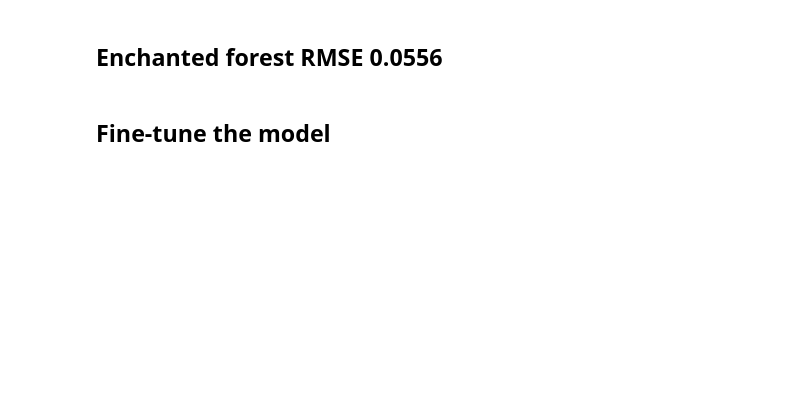
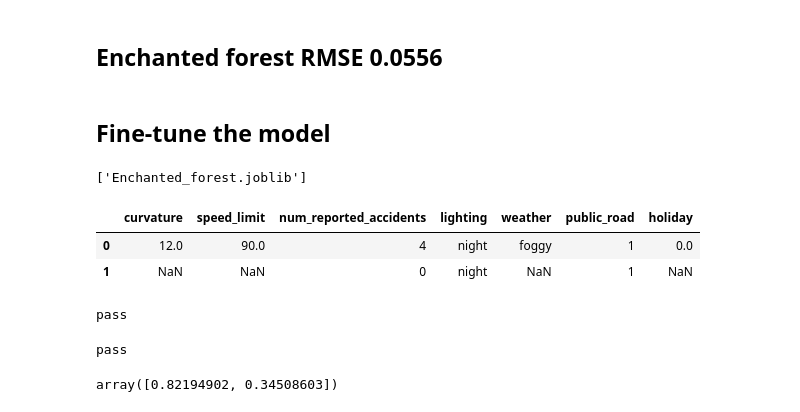
Before and after one commit to AhmadMontaser/Data-Wizards, a Jupyter notebook: feature_engineering.ipynb, the cells around one changed output. Saved outputs shown, nothing was run; the diff lists cells and outputs as text; code cells hidden in the pictures; blank space fills up the shorter version.

```diff
--- a/feature_engineering.ipynb
+++ b/feature_engineering.ipynb
@@ -13,3 +23,13 @@ df = pd.read_csv('train.csv')
+# %%
+df = df.drop(
+    columns=[
+        "road_type",
+        "num_lanes",
+        "school_season",
+        "time_of_day",
+        "road_signs_present",
+    ]
+)
 # %%
 X = df.drop(columns=['id', 'accident_risk'])
 y = df['accident_risk']
@@ -116,3 +135,59 @@ submission.to_csv('submission_enchanted_forest.csv', index=False)
 
 # print(f"Best Parameters: {grid_search.best_params_}")
 # print(f"Final RMSE: {rmse:.4f}")
+# %%
+import joblib
+joblib.dump(Enchanted_forest, 'Enchanted_forest.joblib')
+# %% [output]
+['Enchanted_forest.joblib']
+# %%
+test_data = [
+    [12, 90, 4, 'night', 'foggy', 1, 0],
+    [np.nan, np.nan, 0, 'night', np.nan, 1, np.nan]
+]
+
+feature_names = ['curvature', 'speed_limit', 'num_reported_accidents', 'lighting', 'weather', 'public_road', 'holiday']
+df_test = pd.DataFrame(test_data, columns=feature_names)
+
+display(df_test)
+
+try:
+    probabilities = Enchanted_forest.predict(df_test)
+
+    print("pass")
+
+
+
+except ValueError as e:
+    print("fail")
+    print(f"{e}")
+# %% [output]
+|  | curvature | speed_limit | num_reported_accidents | lighting | weather | public_road | holiday |
+| 0 | 12.0 | 90.0 | 4 | night | foggy | 1 | 0.0 |
+| 1 | NaN | NaN | 0 | night | NaN | 1 | NaN |
+pass
+# %%
+test_data = [
+    [12, 90, 4, 'night', 'foggy', 1, 0],
+    [np.nan, np.nan, 0, 'night', np.nan, 1, np.nan]
+]
+
+feature_names = ['curvature', 'speed_limit', 'num_reported_accidents', 'lighting', 'weather', 'public_road', 'holiday']
+df_test = pd.DataFrame(test_data, columns=feature_names)
+
+# display(df_test)
+
+try:
+    probabilities = Enchanted_forest.predict(df_test)
+    print("pass")
+
+
+except ValueError as e:
+    print("fail")
+    print(f"Error details: {e}")
+# %% [output]
+pass
+# %%
+probabilities
+# %% [output]
+array([0.82194902, 0.34508603])
```
Also changed, not shown: parts of 9 cells of this notebook, 8 other files.
